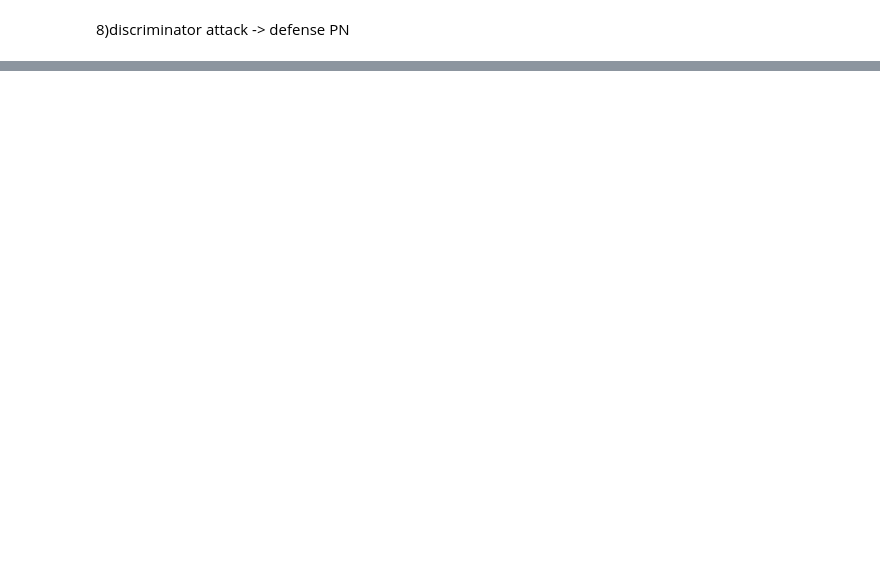
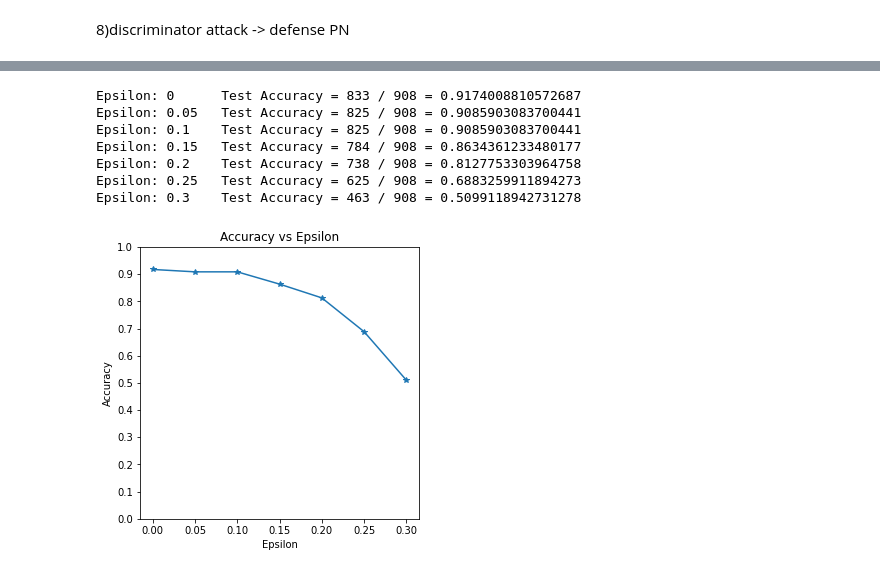
Before and after one commit to LSanghyeok/Term-Adversarial-on-point-cloud, a Jupyter notebook: Adversarial.ipynb, the cells around one changed output, grey strips where cells are left out. Cells and saved outputs as stored; diff of their text form; code cells hidden in the pictures; blank space fills up the shorter version.

```diff
--- a/Adversarial.ipynb
+++ b/Adversarial.ipynb
@@ -309,0 +335,28 @@ Epsilon: 0.3    Test Accuracy = 446 / 908 = 0.4911894273127753
+# %%
+accuracies = []
+examples = []
+epsilons = [0, .05, .1, .15, .2, .25, .3]
+
+# Run test for each epsilon
+for eps in epsilons:
+    acc, ex = attacktest2(DPN, DPN, device, test_loader, eps, C=True)
+    accuracies.append(acc)
+    examples.append(ex)
+
+plt.figure(figsize=(5,5))
+plt.plot(epsilons, accuracies, "*-")
+plt.yticks(np.arange(0, 1.1, step=0.1))
+plt.xticks(np.arange(0, .35, step=0.05))
+plt.title("Accuracy vs Epsilon")
+plt.xlabel("Epsilon")
+plt.ylabel("Accuracy")
+plt.show()
+# %% [output]
+Epsilon: 0      Test Accuracy = 833 / 908 = 0.9174008810572687
+Epsilon: 0.05   Test Accuracy = 825 / 908 = 0.9085903083700441
+Epsilon: 0.1    Test Accuracy = 825 / 908 = 0.9085903083700441
+Epsilon: 0.15   Test Accuracy = 784 / 908 = 0.8634361233480177
+Epsilon: 0.2    Test Accuracy = 738 / 908 = 0.8127753303964758
+Epsilon: 0.25   Test Accuracy = 625 / 908 = 0.6883259911894273
+Epsilon: 0.3    Test Accuracy = 463 / 908 = 0.5099118942731278
+[figure, added]
```
Also changed, not shown: parts of 12 cells of this notebook, 3 other files.
